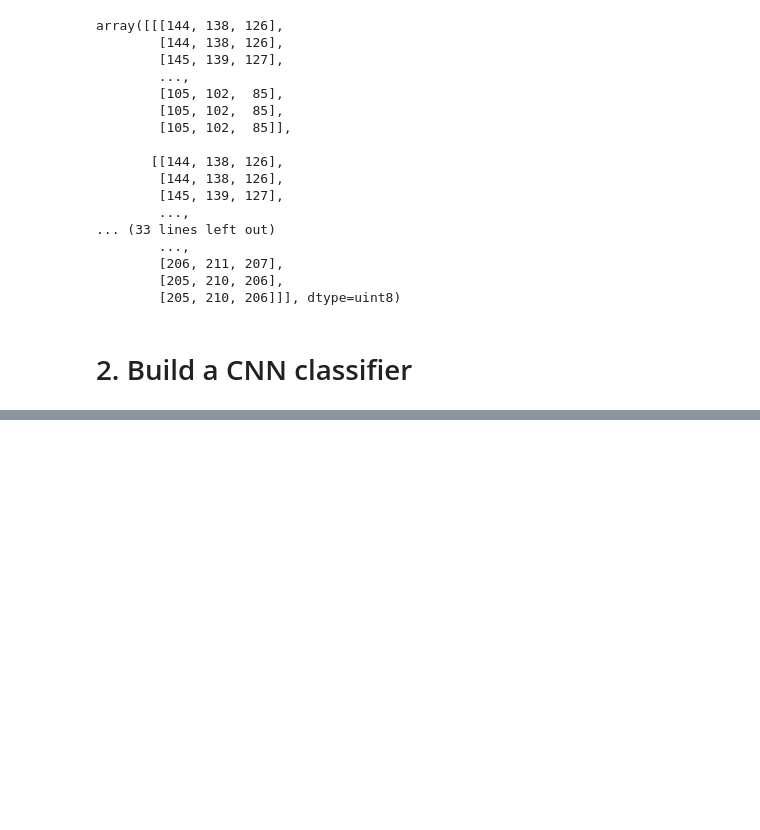
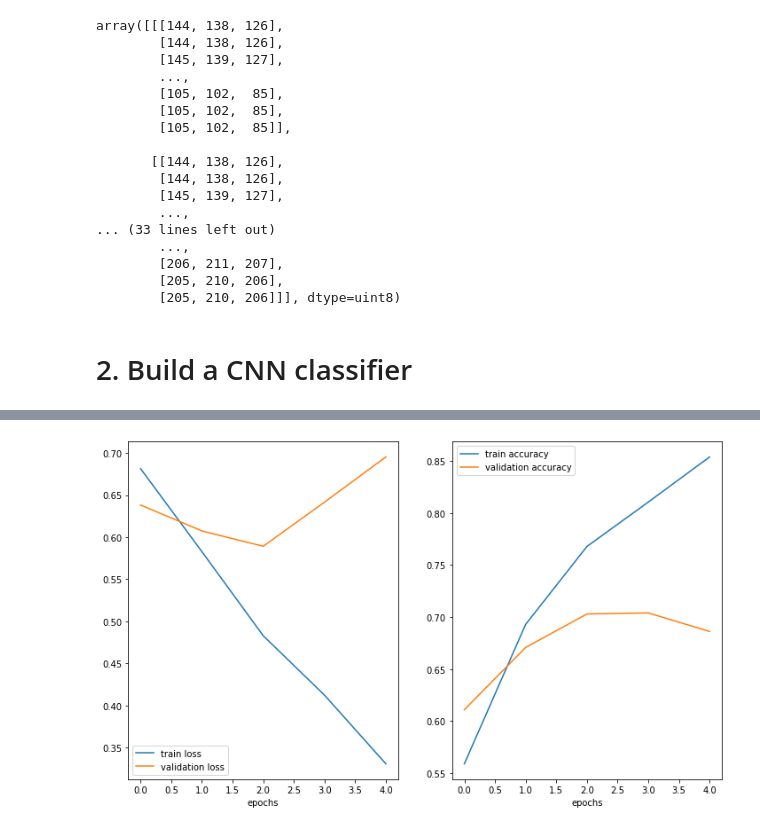
Before and after one commit to danchaud-vincent/tensorflow-deep-learning, a Jupyter notebook: exercices-solutions/03_Computer_Vision_and_Neural_Network_Exercices.ipynb, the cells around one changed output, grey strips where cells are left out. Cells and saved outputs as stored; diff of their text form; code cells hidden in the pictures; blank space fills up the shorter version.

```diff
--- a/exercices-solutions/03_Computer_Vision_and_Neural_Network_Exercices.ipynb
+++ b/exercices-solutions/03_Computer_Vision_and_Neural_Network_Exercices.ipynb
@@ -207,0 +252,12 @@ array([[[144, 138, 126],
+# %%
+# compile the model
+model_1.compile(loss="binary_crossentropy",
+                optimizer=tf.keras.optimizers.Adam(),
+                metrics=["accuracy"])
+
+# fit the model
+history_1 = model_1.fit(train_data,
+                        epochs=5,
+                        steps_per_epoch=len(train_data),
+                        validation_data=test_data,
+                        validation_steps=len(test_data))
@@ -207,0 +286,30 @@ array([[[144, 138, 126],
+# %%
+from matplotlib import axes
+# plot loss curves
+fig, axs = plt.subplots(1,2,figsize=(12,7))
+
+# loss curves
+train_loss = history_1.history["loss"]
+val_loss =  history_1.history["val_loss"]
+
+# accuracy
+train_acc =  history_1.history["accuracy"]
+val_acc =  history_1.history["val_accuracy"]
+
+# plot
+axs[0].plot(train_loss, label="train loss")
+axs[0].plot(val_loss, label="validation loss")
+axs[1].plot(train_acc, label="train accuracy")
+axs[1].plot(val_acc, label="validation accuracy")
+
+# set axis
+axs[0].set_xlabel("epochs")
+axs[1].set_xlabel("epochs")
+
+# set legend
+axs[0].legend()
+axs[1].legend()
+
+plt.show()
+# %% [output]
+[figure, added]
```
Also changed, not shown: parts of 4 cells of this notebook.
